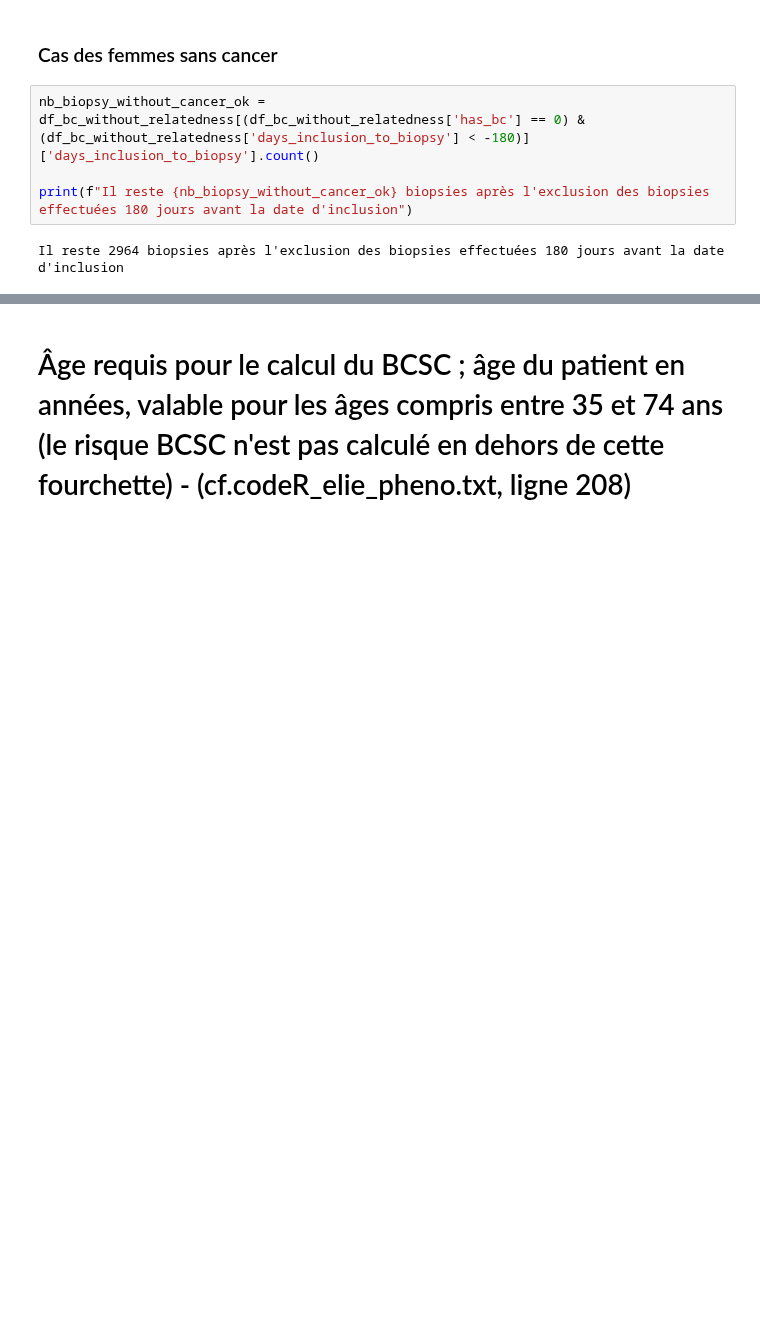
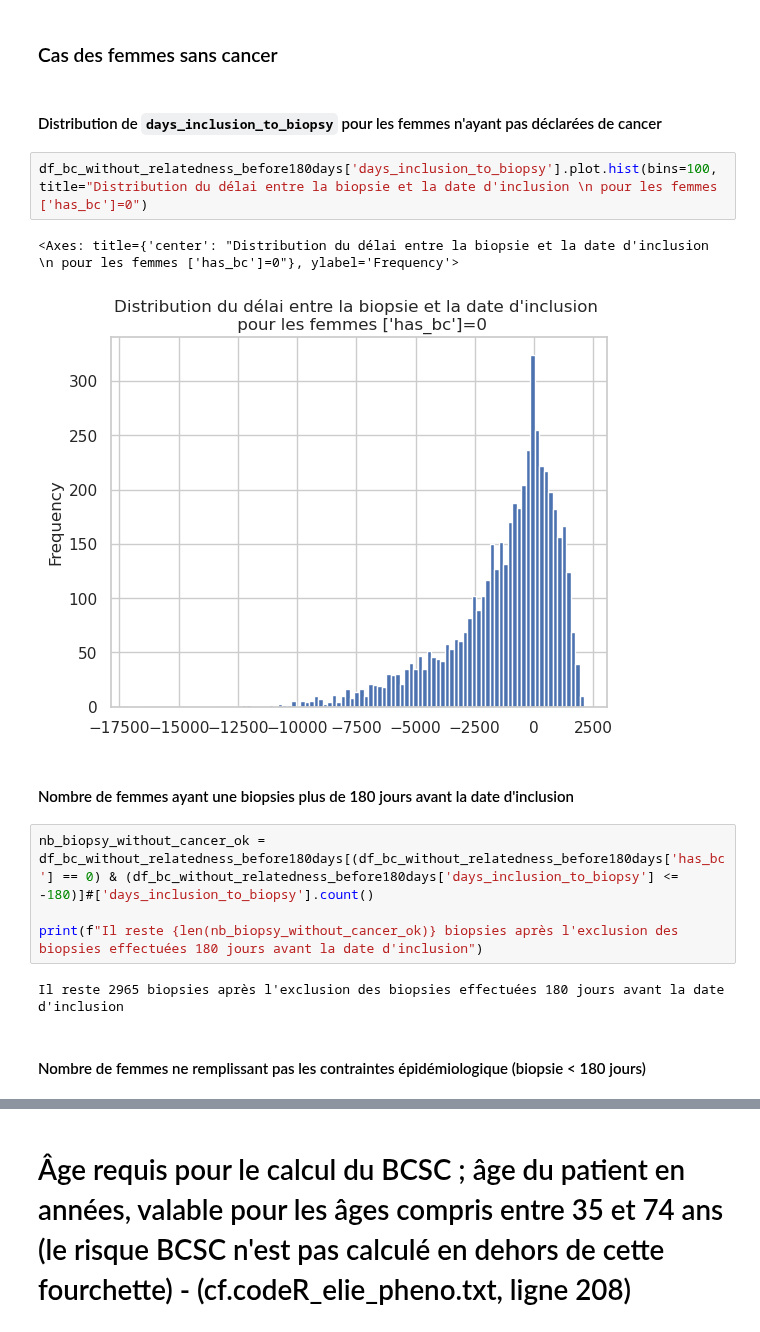
Before and after one commit to RR-DataSciences/Multi-trait-GWAS-in-admixed-populations, a Jupyter notebook: notebooks/54_Breast_Cancer_WITHIN_5Y_DataSelectionAndFiltering.ipynb, the cells around one changed output, grey strips where cells are left out. Saved outputs shown, nothing was run; the diff lists cells and outputs as text; blank space fills up the shorter version.

```diff
--- a/notebooks/54_Breast_Cancer_WITHIN_5Y_DataSelectionAndFiltering.ipynb
+++ b/notebooks/54_Breast_Cancer_WITHIN_5Y_DataSelectionAndFiltering.ipynb
@@ -357,9 +390,20 @@ df_bc_without_relatedness['days_biopsy_to_cancer'].plot.hist(bins=20, title="Dis
 # %% [markdown]
 ### Cas des femmes sans cancer
+# %% [markdown]
+#### Distribution de `days_inclusion_to_biopsy` pour les femmes n'ayant pas déclarées de cancer
+# %%
+df_bc_without_relatedness_before180days['days_inclusion_to_biopsy'].plot.hist(bins=100, title="Distribution du délai entre la biopsie et la date d'inclusion \n pour les femmes ['has_bc']=0")
+# %% [output]
+<Axes: title={'center': "Distribution du délai entre la biopsie et la date d'inclusion \n pour les femmes ['has_bc']=0"}, ylabel='Frequency'>
+[figure, added]
+# %% [markdown]
+#### Nombre de femmes ayant une biopsies plus de 180 jours avant la date d'inclusion
 # %%
-nb_biopsy_without_cancer_ok = df_bc_without_relatedness[(df_bc_without_relatedness['has_bc'] == 0) & (df_bc_without_relatedness['days_inclusion_to_biopsy'] < -180)]['days_inclusion_to_biopsy'].count()
+nb_biopsy_without_cancer_ok = df_bc_without_relatedness_before180days[(df_bc_without_relatedness_before180days['has_bc'] == 0) & (df_bc_without_relatedness_before180days['days_inclusion_to_biopsy'] <= -180)]#['days_inclusion_to_biopsy'].count()
 
-print(f"Il reste {nb_biopsy_without_cancer_ok} biopsies après l'exclusion des biopsies effectuées 180 jours avant la date d'inclusion")
+print(f"Il reste {len(nb_biopsy_without_cancer_ok)} biopsies après l'exclusion des biopsies effectuées 180 jours avant la date d'inclusion")
 # %% [output]
-Il reste 2964 biopsies après l'exclusion des biopsies effectuées 180 jours avant la date d'inclusion
+Il reste 2965 biopsies après l'exclusion des biopsies effectuées 180 jours avant la date d'inclusion
+# %% [markdown]
+#### Nombre de femmes ne remplissant pas les contraintes épidémiologique (biopsie < 180 jours)
 # %%
```
Also changed, not shown: parts of 29 cells of this notebook, 1 other file.
